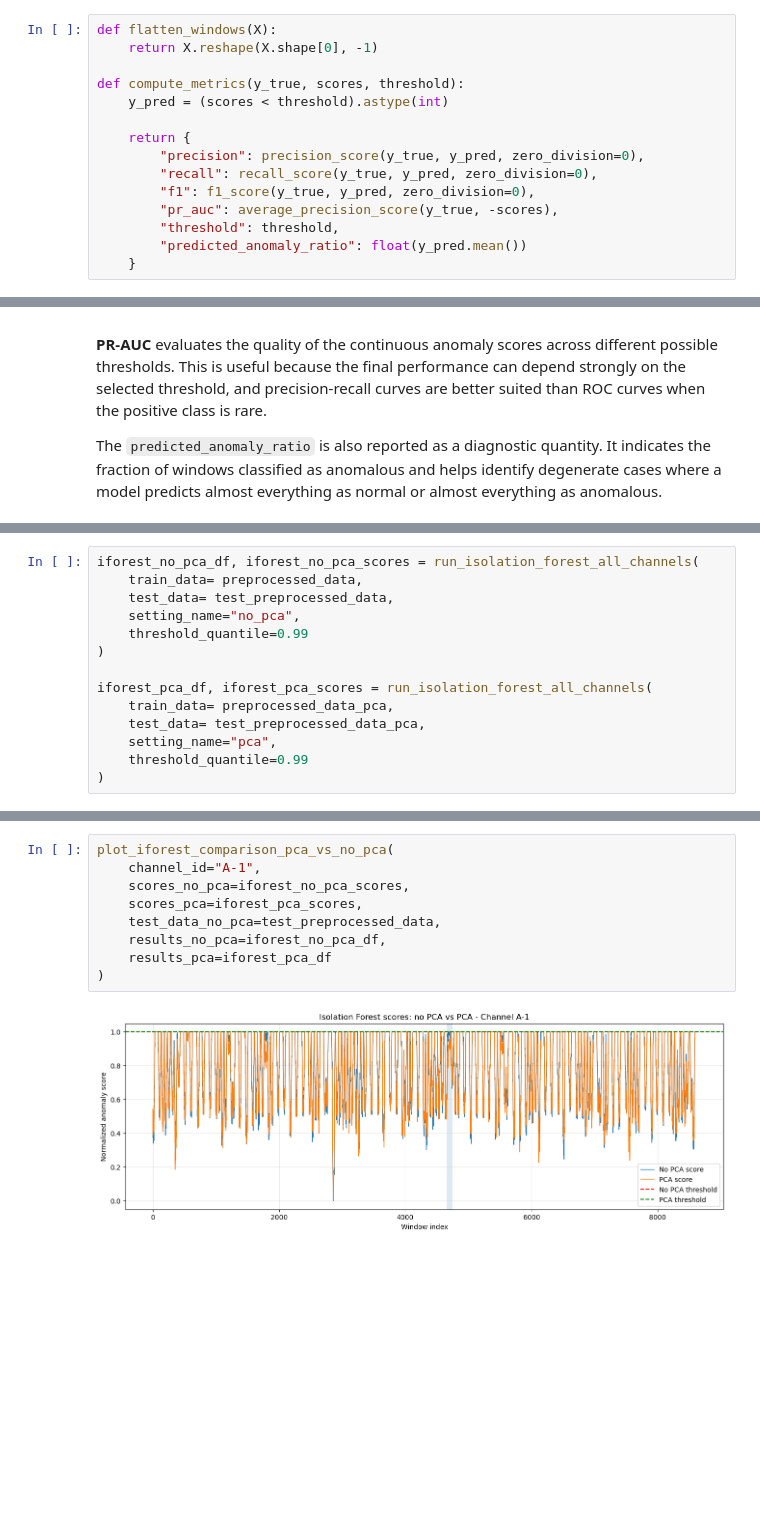
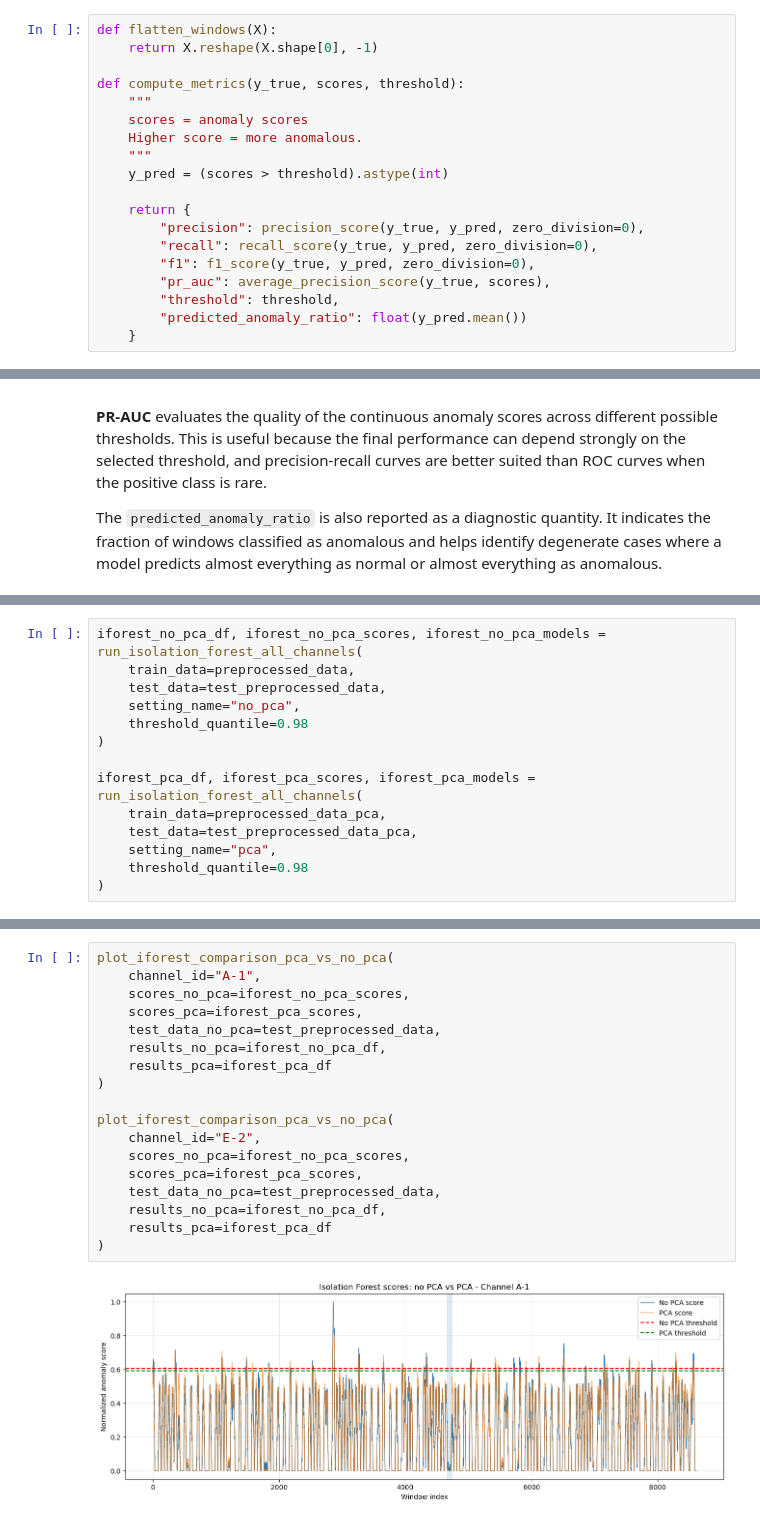
Before and after one commit to LucianoScarpino/Anomaly_Detection_Nasa_SMAP, a Jupyter notebook: Anomaly_Detection.ipynb, the cells around one changed output, grey strips where cells are left out. Cells and saved outputs as stored; diff of their text form; blank space fills up the shorter version.

Commit message:
Isolation Forest

```diff
--- a/Anomaly_Detection.ipynb
+++ b/Anomaly_Detection.ipynb
@@ -971,13 +969,17 @@ def flatten_windows(X):
     return X.reshape(X.shape[0], -1)
 
 def compute_metrics(y_true, scores, threshold):
-    y_pred = (scores < threshold).astype(int)
+    """
+    scores = anomaly scores
+    Higher score = more anomalous.
+    """
+    y_pred = (scores > threshold).astype(int)
 
     return {
         "precision": precision_score(y_true, y_pred, zero_division=0),
         "recall": recall_score(y_true, y_pred, zero_division=0),
         "f1": f1_score(y_true, y_pred, zero_division=0),
-        "pr_auc": average_precision_score(y_true, -scores),
+        "pr_auc": average_precision_score(y_true, scores),
         "threshold": threshold,
         "predicted_anomaly_ratio": float(y_pred.mean())
     }
@@ -1103,16 +1116,16 @@ Overall, the quantile-based threshold should be interpreted as a simple baseline
 # %%
-iforest_no_pca_df, iforest_no_pca_scores = run_isolation_forest_all_channels(
-    train_data= preprocessed_data,
-    test_data= test_preprocessed_data,
+iforest_no_pca_df, iforest_no_pca_scores, iforest_no_pca_models = run_isolation_forest_all_channels(
+    train_data=preprocessed_data,
+    test_data=test_preprocessed_data,
     setting_name="no_pca",
-    threshold_quantile=0.99
+    threshold_quantile=0.98
 )
 
-iforest_pca_df, iforest_pca_scores = run_isolation_forest_all_channels(
-    train_data= preprocessed_data_pca,
-    test_data= test_preprocessed_data_pca,
+iforest_pca_df, iforest_pca_scores, iforest_pca_models = run_isolation_forest_all_channels(
+    train_data=preprocessed_data_pca,
+    test_data=test_preprocessed_data_pca,
     setting_name="pca",
-    threshold_quantile=0.99
+    threshold_quantile=0.98
 )
 # %%
 iforest_results_df = pd.concat(
@@ -1318,11 +1476,20 @@ plot_pr_curve(
 # %%
 plot_iforest_comparison_pca_vs_no_pca(
     channel_id="A-1",
     scores_no_pca=iforest_no_pca_scores,
     scores_pca=iforest_pca_scores,
     test_data_no_pca=test_preprocessed_data,
     results_no_pca=iforest_no_pca_df,
     results_pca=iforest_pca_df
 )
+
+plot_iforest_comparison_pca_vs_no_pca(
+    channel_id="E-2",
+    scores_no_pca=iforest_no_pca_scores,
+    scores_pca=iforest_pca_scores,
+    test_data_no_pca=test_preprocessed_data,
+    results_no_pca=iforest_no_pca_df,
+    results_pca=iforest_pca_df
+)
 # %% [output]
-[figure, old version]
+[figure, new version]
```
Also changed, not shown: parts of 13 cells of this notebook.
